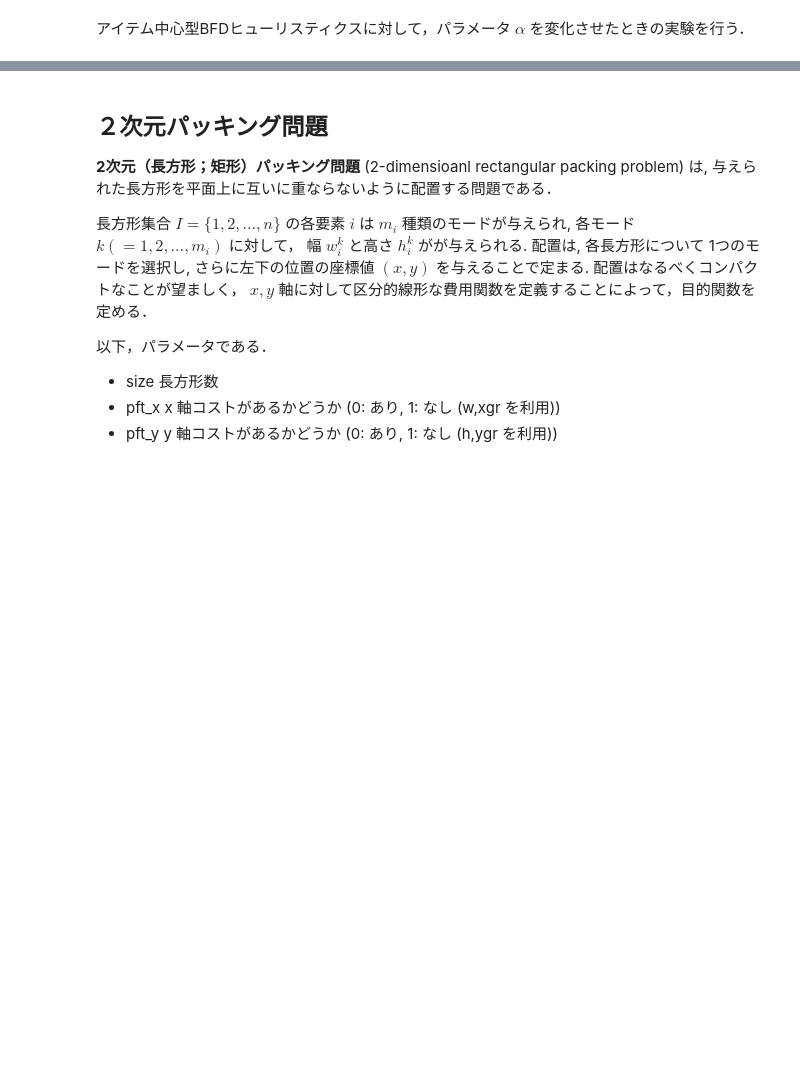
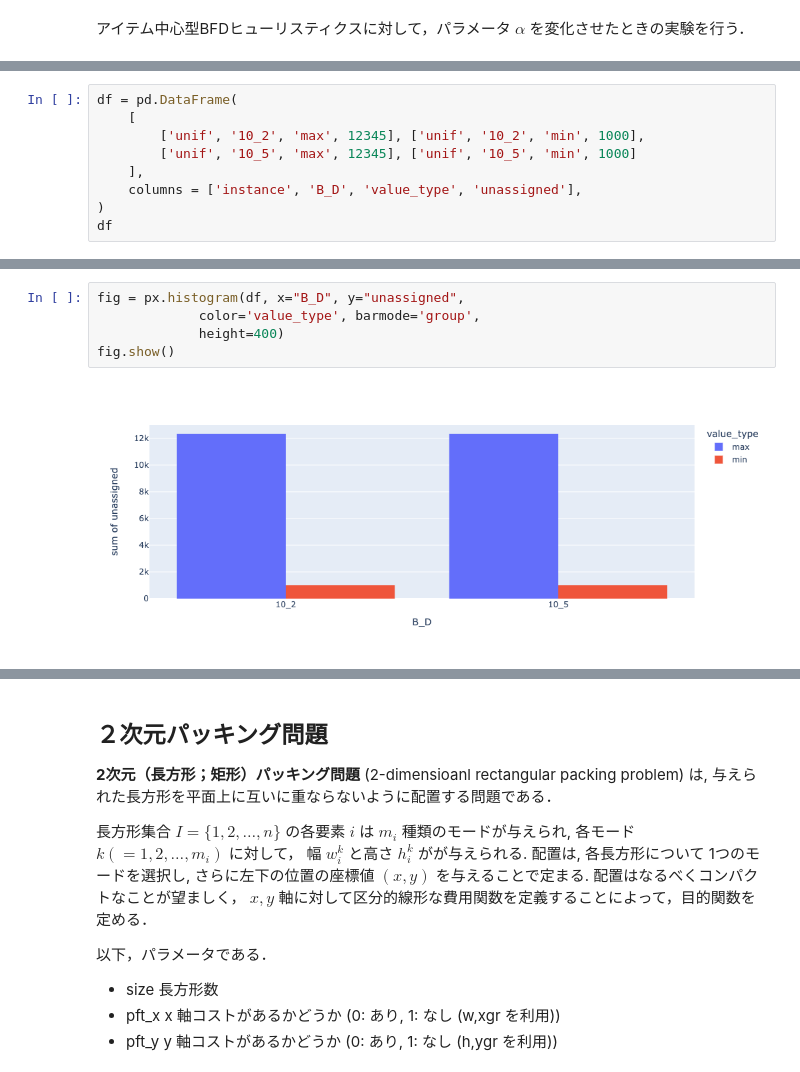
Before and after one commit to stutkhd/vector_packing, a Jupyter notebook: work/68packing.ipynb, the cells around one changed output, grey strips where cells are left out. Cells and saved outputs as stored; diff of their text form; blank space fills up the shorter version.

```diff
--- a/work/68packing.ipynb
+++ b/work/68packing.ipynb
@@ -756,0 +1680,9 @@ df
+# %%
+df = pd.DataFrame(
+    [
+        ['unif', '10_2', 'max', 12345], ['unif', '10_2', 'min', 1000],
+        ['unif', '10_5', 'max', 12345], ['unif', '10_5', 'min', 1000]
+    ],
+    columns = ['instance', 'B_D', 'value_type', 'unassigned'],
+)
+df
@@ -756,0 +1695,7 @@ df
+# %%
+fig = px.histogram(df, x="B_D", y="unassigned",
+             color='value_type', barmode='group',
+             height=400)
+fig.show()
+# %% [output]
+[figure, added]
```
Also changed, not shown: parts of 68 cells of this notebook.
